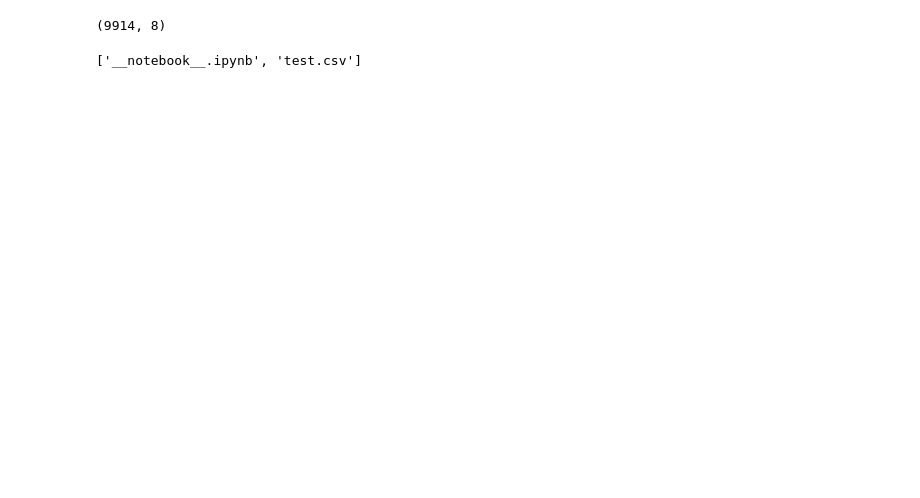
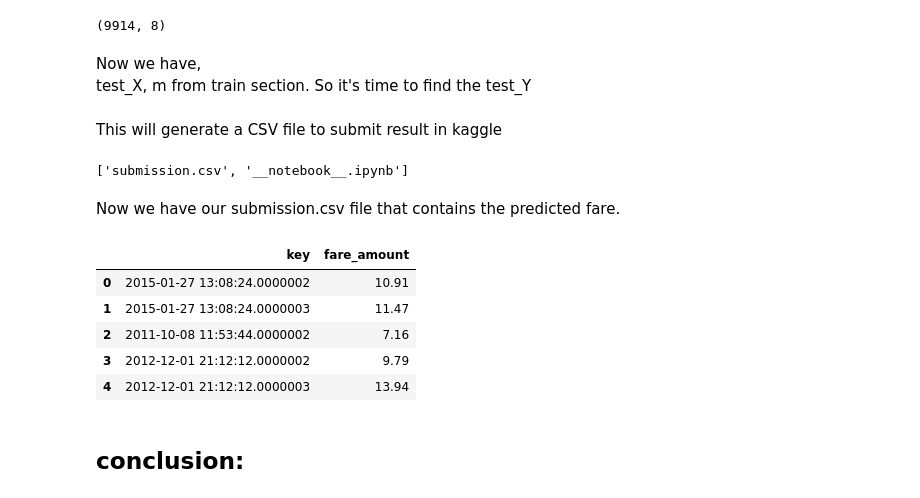
Before and after one commit to Schrodinger-sCat/New_York_City_Taxi_Fare_Prediction, a Jupyter notebook: files/src/nyc-taxi-fare.ipynb, the cells around one changed output. Saved outputs shown, nothing was run; the diff lists cells and outputs as text; code cells hidden in the pictures; blank space fills up the shorter version.

```diff
--- a/files/src/nyc-taxi-fare.ipynb
+++ b/files/src/nyc-taxi-fare.ipynb
@@ -497,4 +511,7 @@ test_X = get_input_matrix(test_df)
 print(test_X.shape)
 # %% [output]
 (9914, 8)
+# %% [markdown]
+Now we have, <br>
+test_X, m from train section. So it's time to find the test_Y
 # %%
@@ -502,9 +519,25 @@ test_y_predictions = np.matmul(test_X, w).round(decimals = 2)
+# %% [markdown]
+This will generate a CSV file to submit result in kaggle
 # %%
 submission = pd.DataFrame(
     {'key': test_df.key, 'fare_amount': test_y_predictions},
     columns = ['key', 'fare_amount'])
-submission.to_csv('test.csv', index = False)
+submission.to_csv('submission.csv', index = False)
 
 print(os.listdir('.'))
 # %% [output]
-['__notebook__.ipynb', 'test.csv']
+['submission.csv', '__notebook__.ipynb']
+# %% [markdown]
+Now we have our submission.csv file that contains the predicted fare.
+# %%
+result_df = pd.read_csv('./submission.csv')
+result_df.head()
+# %% [output]
+|  | key | fare_amount |
+| 0 | 2015-01-27 13:08:24.0000002 | 10.91 |
+| 1 | 2015-01-27 13:08:24.0000003 | 11.47 |
+| 2 | 2011-10-08 11:53:44.0000002 | 7.16 |
+| 3 | 2012-12-01 21:12:12.0000002 | 9.79 |
+| 4 | 2012-12-01 21:12:12.0000003 | 13.94 |
+# %% [markdown]
+## conclusion:
```
Also changed, not shown: parts of 12 cells of this notebook, 2 other files.
